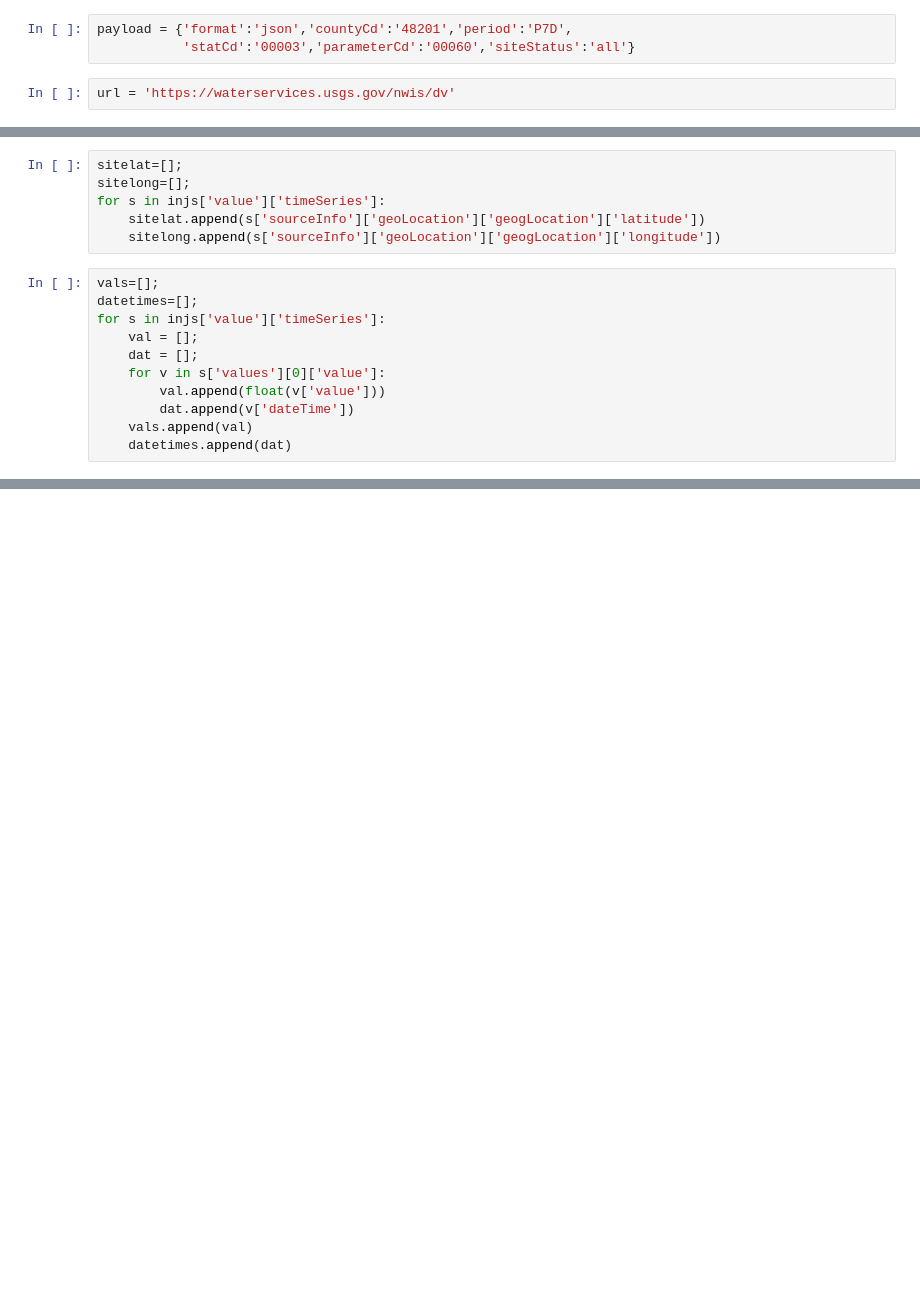
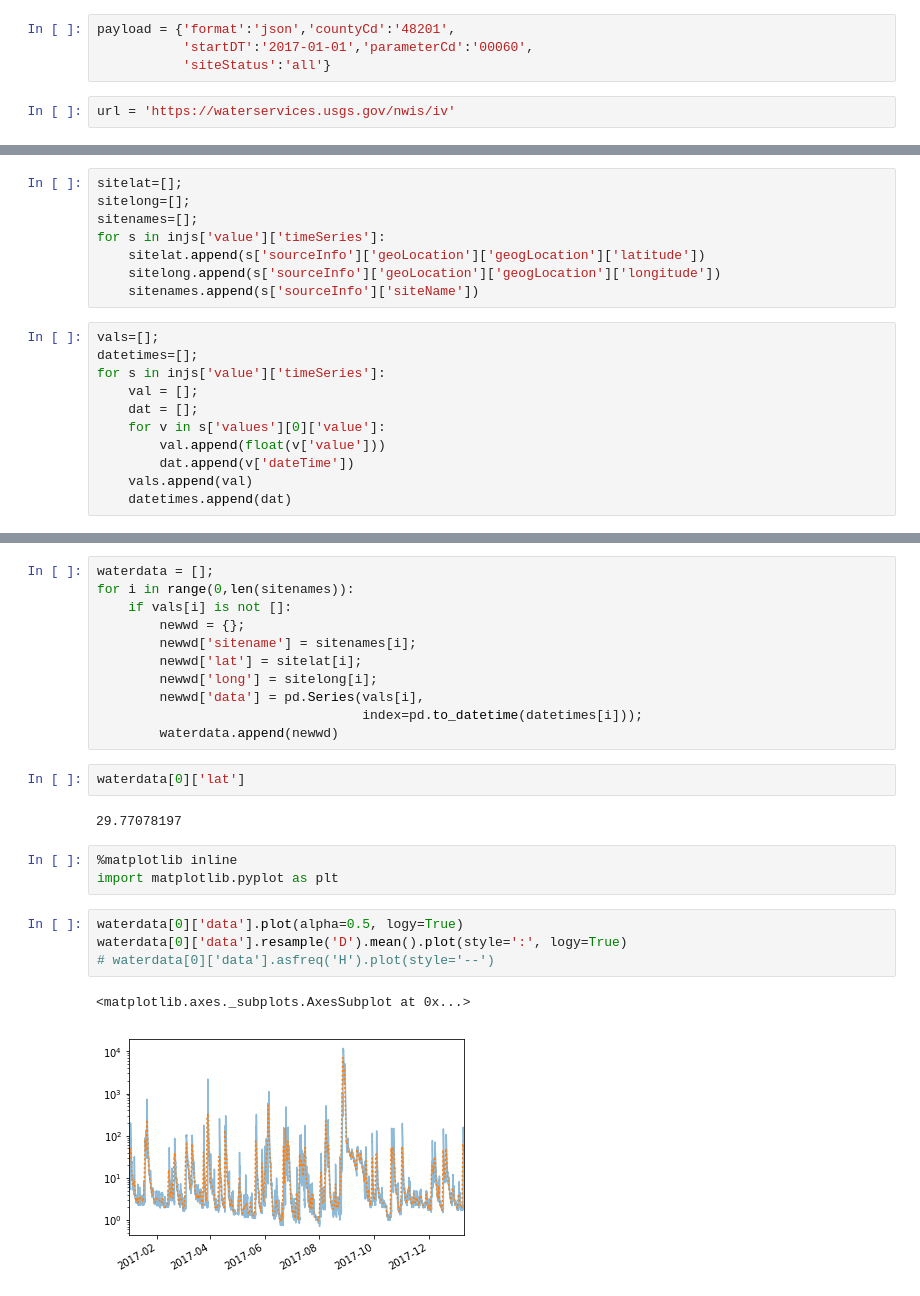
Before and after one commit to badGarnet/floodmap, a Jupyter notebook: Untitled.ipynb, the cells around one changed output, grey strips where cells are left out. Cells and saved outputs as stored; diff of their text form; blank space fills up the shorter version.

Commit message:
updated with data file and analysis

```diff
--- a/Untitled.ipynb
+++ b/Untitled.ipynb
@@ -4,10 +4,11 @@ import requests
 import pandas as pd
 import numpy as np
 # %%
-payload = {'format':'json','countyCd':'48201','period':'P7D',
-           'statCd':'00003','parameterCd':'00060','siteStatus':'all'}
+payload = {'format':'json','countyCd':'48201',
+           'startDT':'2017-01-01','parameterCd':'00060',
+           'siteStatus':'all'}
 # %%
-url = 'https://waterservices.usgs.gov/nwis/dv'
+url = 'https://waterservices.usgs.gov/nwis/iv'
 # %%
 r = requests.get(url, params=payload)
 # %%
@@ -35,9 +41,11 @@ injs['value']['timeSeries'][0]['values'][0]['value']
 # %%
 sitelat=[];
 sitelong=[];
+sitenames=[];
 for s in injs['value']['timeSeries']:
     sitelat.append(s['sourceInfo']['geoLocation']['geogLocation']['latitude'])
     sitelong.append(s['sourceInfo']['geoLocation']['geogLocation']['longitude'])
+    sitenames.append(s['sourceInfo']['siteName'])
 # %%
 vals=[];
 datetimes=[];
@@ -64,0 +117,25 @@ plt.plot
+# %%
+waterdata = [];
+for i in range(0,len(sitenames)):
+    if vals[i] is not []:
+        newwd = {};
+        newwd['sitename'] = sitenames[i];
+        newwd['lat'] = sitelat[i];
+        newwd['long'] = sitelong[i];
+        newwd['data'] = pd.Series(vals[i],
+                                  index=pd.to_datetime(datetimes[i]));
+        waterdata.append(newwd)
+# %%
+waterdata[0]['lat']
+# %% [output]
+29.77078197
+# %%
+%matplotlib inline
+import matplotlib.pyplot as plt
+# %%
+waterdata[0]['data'].plot(alpha=0.5, logy=True)
+waterdata[0]['data'].resample('D').mean().plot(style=':', logy=True)
+# waterdata[0]['data'].asfreq('H').plot(style='--')
+# %% [output]
+<matplotlib.axes._subplots.AxesSubplot at 0x...>
+[figure, added]
```
Also changed, not shown: parts of 68 cells of this notebook, 4 other files.
